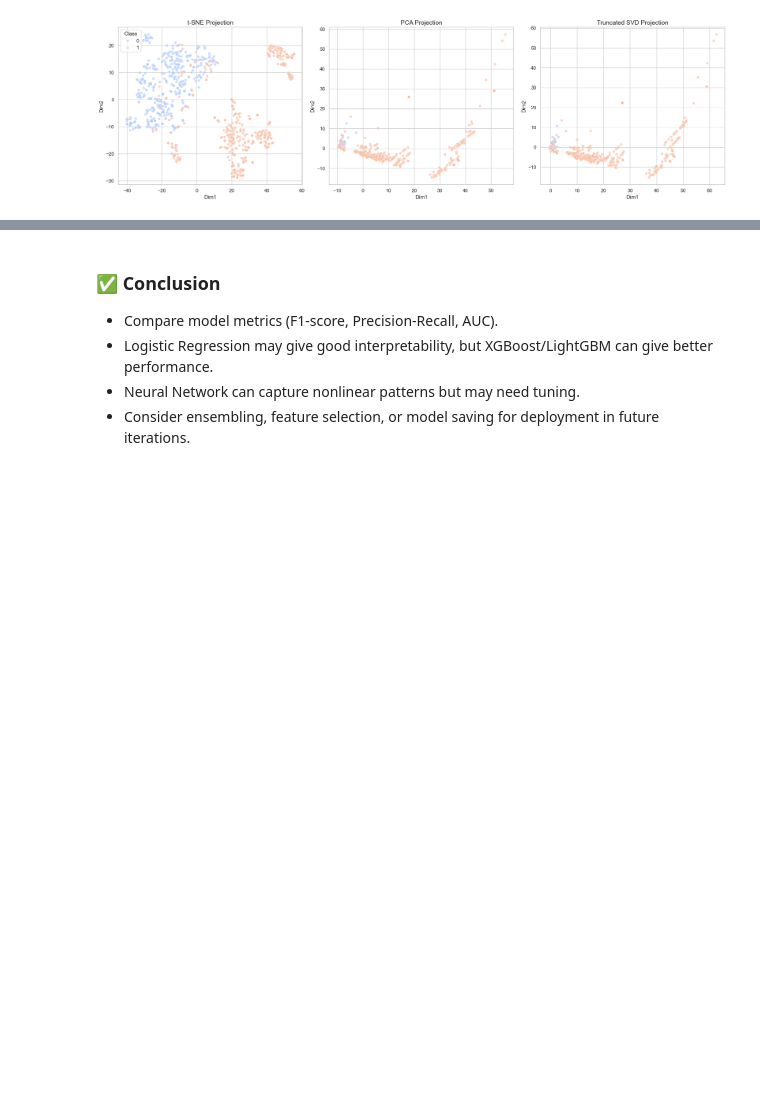
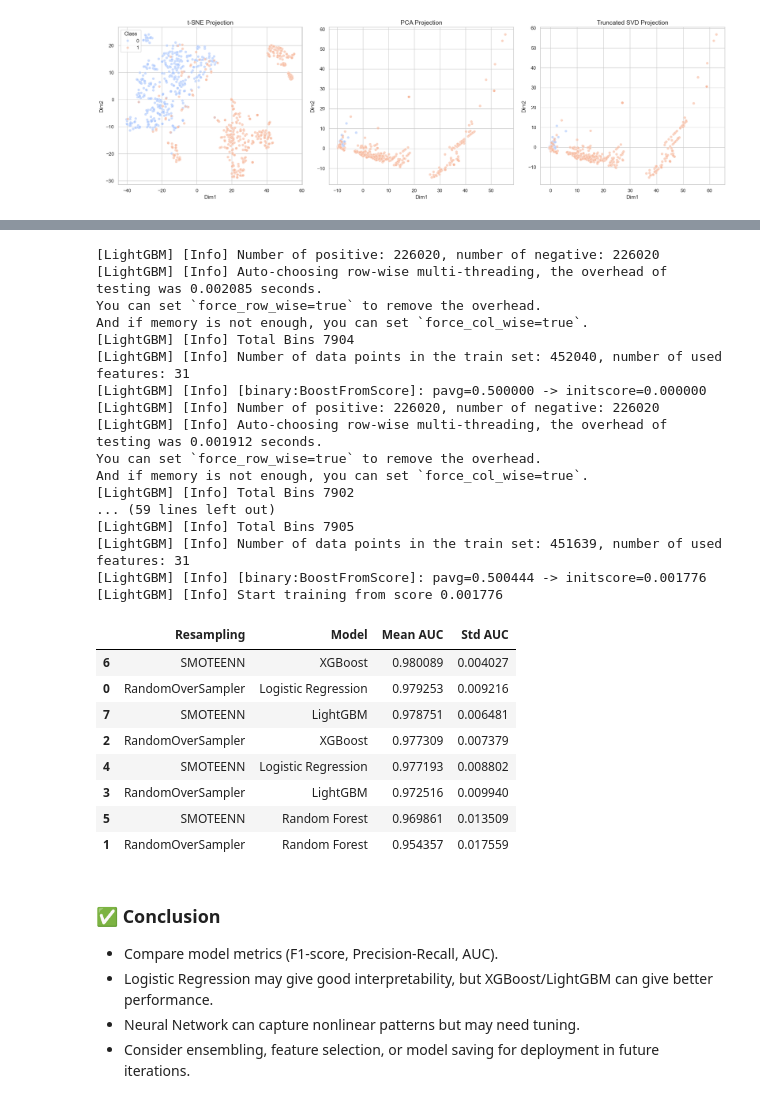
Before and after one commit to kai-cansler/Credit-Card-Fraud-Classification, a Jupyter notebook: Credit_Card_Fraud_Classification_Template.ipynb, the cells around one changed output, grey strips where cells are left out. Saved outputs shown, nothing was run; the diff lists cells and outputs as text; code cells hidden in the pictures; blank space fills up the shorter version.

Commit message:
Update Jupyter Notebook with model selection and EDA

```diff
--- a/Credit_Card_Fraud_Classification_Template.ipynb
+++ b/Credit_Card_Fraud_Classification_Template.ipynb
@@ -569,3 +655,33 @@ weighted avg       1.00      1.00      1.00     56962
+# %%
+results_df = run_resampling_experiment(df)
+results_df.sort_values(by='Mean AUC', ascending=False)
+# %% [output]
+[LightGBM] [Info] Number of positive: 226020, number of negative: 226020
+[LightGBM] [Info] Auto-choosing row-wise multi-threading, the overhead of testing was 0.002085 seconds.
+You can set `force_row_wise=true` to remove the overhead.
+And if memory is not enough, you can set `force_col_wise=true`.
+[LightGBM] [Info] Total Bins 7904
+[LightGBM] [Info] Number of data points in the train set: 452040, number of used features: 31
+[LightGBM] [Info] [binary:BoostFromScore]: pavg=0.500000 -> initscore=0.000000
+[LightGBM] [Info] Number of positive: 226020, number of negative: 226020
+[LightGBM] [Info] Auto-choosing row-wise multi-threading, the overhead of testing was 0.001912 seconds.
+You can set `force_row_wise=true` to remove the overhead.
+And if memory is not enough, you can set `force_col_wise=true`.
+[LightGBM] [Info] Total Bins 7902
+... (59 lines left out)
+[LightGBM] [Info] Total Bins 7905
+[LightGBM] [Info] Number of data points in the train set: 451639, number of used features: 31
+[LightGBM] [Info] [binary:BoostFromScore]: pavg=0.500444 -> initscore=0.001776
+[LightGBM] [Info] Start training from score 0.001776
+|  | Resampling | Model | Mean AUC | Std AUC |
+| 6 | SMOTEENN | XGBoost | 0.980089 | 0.004027 |
+| 0 | RandomOverSampler | Logistic Regression | 0.979253 | 0.009216 |
+| 7 | SMOTEENN | LightGBM | 0.978751 | 0.006481 |
+| 2 | RandomOverSampler | XGBoost | 0.977309 | 0.007379 |
+| 4 | SMOTEENN | Logistic Regression | 0.977193 | 0.008802 |
+| 3 | RandomOverSampler | LightGBM | 0.972516 | 0.009940 |
+| 5 | SMOTEENN | Random Forest | 0.969861 | 0.013509 |
+| 1 | RandomOverSampler | Random Forest | 0.954357 | 0.017559 |
 # %%
 model = Sequential([
     Dense(64, input_dim=X_smote.shape[1], activation='relu'),
```
Also changed, not shown: parts of 8 cells of this notebook.
